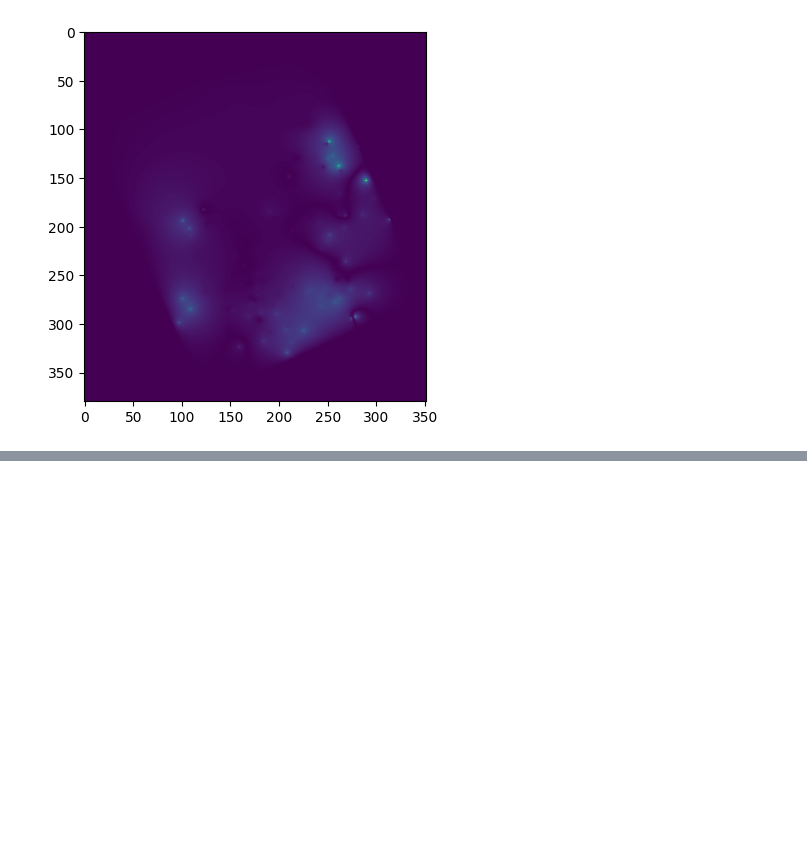
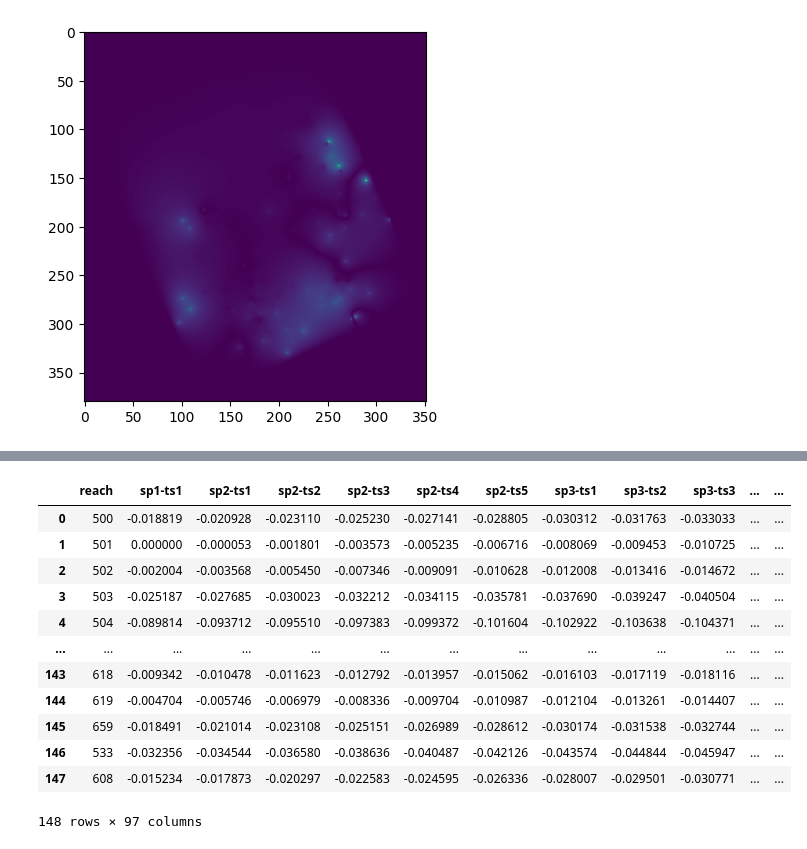
Before and after one commit to paolchol/hm, a Jupyter notebook: Fontanili/DRN_transient_postprocess.ipynb, the cells around one changed output, grey strips where cells are left out. Cells and saved outputs as stored; diff of their text form; code cells hidden in the pictures; blank space fills up the shorter version.

```diff
--- a/Fontanili/DRN_transient_postprocess.ipynb
+++ b/Fontanili/DRN_transient_postprocess.ipynb
@@ -141,0 +178,16 @@ plt.imshow(tool)
+# %%
+saveflux
+# %% [output]
+|  | reach | sp1-ts1 | sp2-ts1 | sp2-ts2 | sp2-ts3 | sp2-ts4 | sp2-ts5 | sp3-ts1 | sp3-ts2 | sp3-ts3 | ... | ... |
+| 0 | 500 | -0.018819 | -0.020928 | -0.023110 | -0.025230 | -0.027141 | -0.028805 | -0.030312 | -0.031763 | -0.033033 | ... | ... |
+| 1 | 501 | 0.000000 | -0.000053 | -0.001801 | -0.003573 | -0.005235 | -0.006716 | -0.008069 | -0.009453 | -0.010725 | ... | ... |
+| 2 | 502 | -0.002004 | -0.003568 | -0.005450 | -0.007346 | -0.009091 | -0.010628 | -0.012008 | -0.013416 | -0.014672 | ... | ... |
+| 3 | 503 | -0.025187 | -0.027685 | -0.030023 | -0.032212 | -0.034115 | -0.035781 | -0.037690 | -0.039247 | -0.040504 | ... | ... |
+| 4 | 504 | -0.089814 | -0.093712 | -0.095510 | -0.097383 | -0.099372 | -0.101604 | -0.102922 | -0.103638 | -0.104371 | ... | ... |
+| ... | ... | ... | ... | ... | ... | ... | ... | ... | ... | ... | ... | ... |
+| 143 | 618 | -0.009342 | -0.010478 | -0.011623 | -0.012792 | -0.013957 | -0.015062 | -0.016103 | -0.017119 | -0.018116 | ... | ... |
+| 144 | 619 | -0.004704 | -0.005746 | -0.006979 | -0.008336 | -0.009704 | -0.010987 | -0.012104 | -0.013261 | -0.014407 | ... | ... |
+| 145 | 659 | -0.018491 | -0.021014 | -0.023108 | -0.025151 | -0.026989 | -0.028612 | -0.030174 | -0.031538 | -0.032744 | ... | ... |
+| 146 | 533 | -0.032356 | -0.034544 | -0.036580 | -0.038636 | -0.040487 | -0.042126 | -0.043574 | -0.044844 | -0.045947 | ... | ... |
+| 147 | 608 | -0.015234 | -0.017873 | -0.020297 | -0.022583 | -0.024595 | -0.026336 | -0.028007 | -0.029501 | -0.030771 | ... | ... |
+148 rows × 97 columns
```
Also changed, not shown: parts of 9 cells of this notebook, 1 other file.
